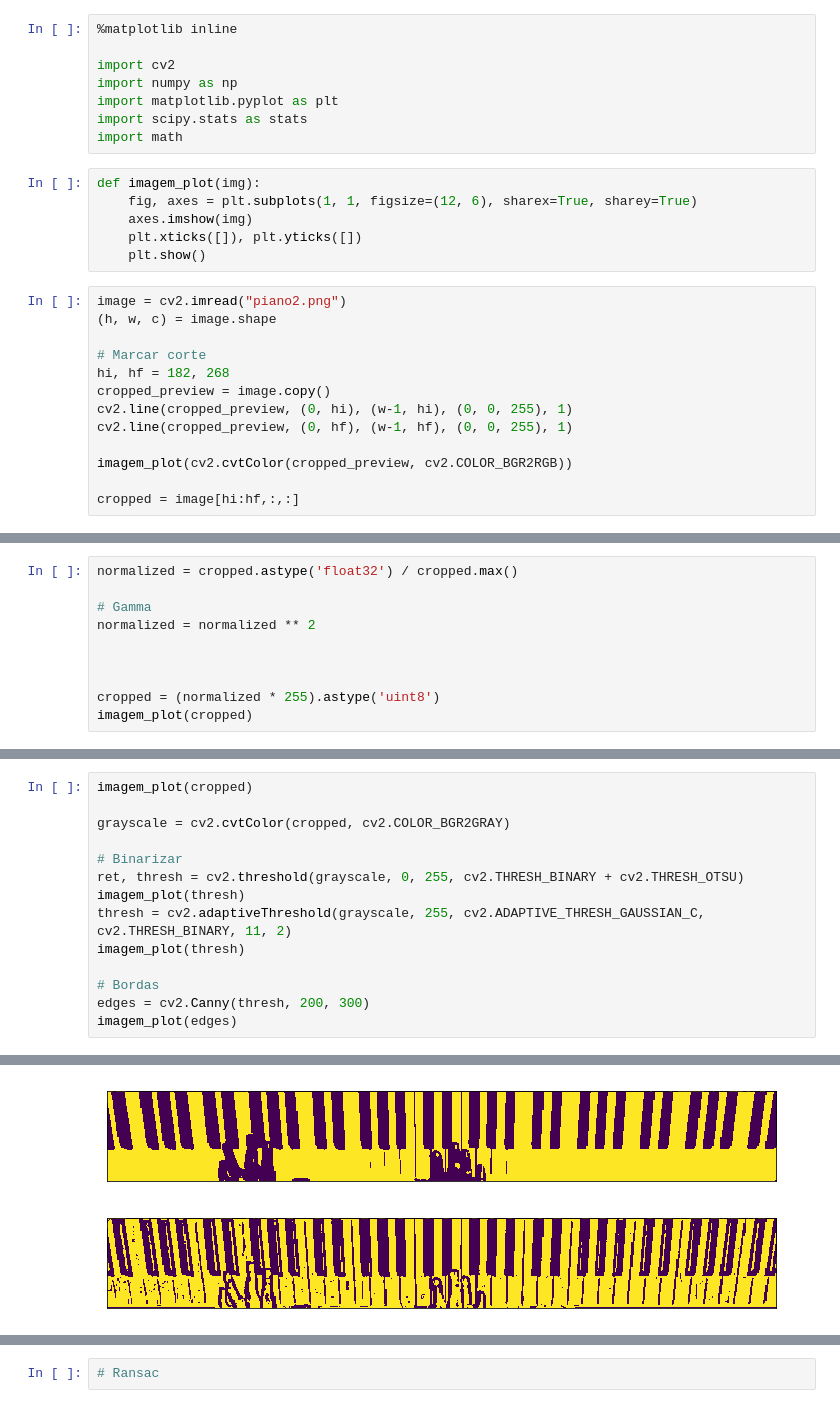
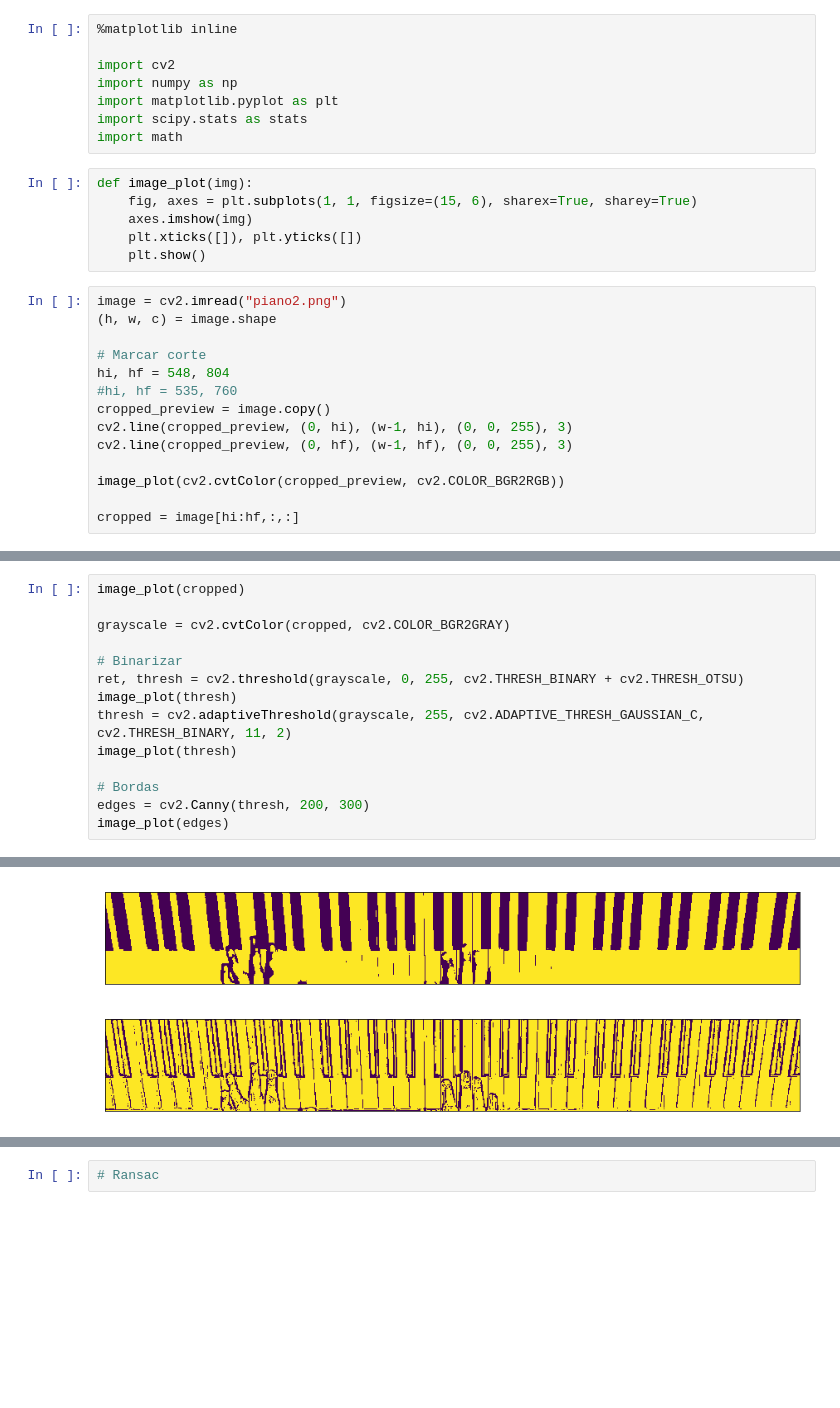
Before and after one commit to rafaeltoyo/piano-lindinho, a Jupyter notebook: notebook/keyboard.ipynb, the cells around one changed output, grey strips where cells are left out. Saved outputs shown, nothing was run; the diff lists cells and outputs as text; blank space fills up the shorter version.

```diff
--- a/notebook/keyboard.ipynb
+++ b/notebook/keyboard.ipynb
@@ -7,8 +7,8 @@ import matplotlib.pyplot as plt
 import scipy.stats as stats
 import math
 # %%
-def imagem_plot(img):
-    fig, axes = plt.subplots(1, 1, figsize=(12, 6), sharex=True, sharey=True)
+def image_plot(img):
+    fig, axes = plt.subplots(1, 1, figsize=(15, 6), sharex=True, sharey=True)
     axes.imshow(img)
     plt.xticks([]), plt.yticks([])
     plt.show()
@@ -17,12 +17,13 @@ image = cv2.imread("piano2.png")
 (h, w, c) = image.shape
 
 # Marcar corte
-hi, hf = 182, 268
+hi, hf = 548, 804
+#hi, hf = 535, 760
 cropped_preview = image.copy()
-cv2.line(cropped_preview, (0, hi), (w-1, hi), (0, 0, 255), 1)
-cv2.line(cropped_preview, (0, hf), (w-1, hf), (0, 0, 255), 1)
+cv2.line(cropped_preview, (0, hi), (w-1, hi), (0, 0, 255), 3)
+cv2.line(cropped_preview, (0, hf), (w-1, hf), (0, 0, 255), 3)
 
-imagem_plot(cv2.cvtColor(cropped_preview, cv2.COLOR_BGR2RGB))
+image_plot(cv2.cvtColor(cropped_preview, cv2.COLOR_BGR2RGB))
 
 cropped = image[hi:hf,:,:]
 # %% [output]
@@ -30,10 +30,0 @@ cropped = image[hi:hf,:,:]
-# %%
-normalized = cropped.astype('float32') / cropped.max()
-
-# Gamma
-normalized = normalized ** 2
-
-
-
-cropped = (normalized * 255).astype('uint8')
-imagem_plot(cropped)
@@ -42,15 +131,15 @@ imagem_plot(cropped)
 # %%
-imagem_plot(cropped)
+image_plot(cropped)
 
 grayscale = cv2.cvtColor(cropped, cv2.COLOR_BGR2GRAY)
 
 # Binarizar
 ret, thresh = cv2.threshold(grayscale, 0, 255, cv2.THRESH_BINARY + cv2.THRESH_OTSU)
-imagem_plot(thresh)
+image_plot(thresh)
 thresh = cv2.adaptiveThreshold(grayscale, 255, cv2.ADAPTIVE_THRESH_GAUSSIAN_C, cv2.THRESH_BINARY, 11, 2)
-imagem_plot(thresh)
+image_plot(thresh)
 
 # Bordas
 edges = cv2.Canny(thresh, 200, 300)
-imagem_plot(edges)
+image_plot(edges)
 # %% [output]
@@ -58,2 +147,2 @@ imagem_plot(edges)
-[figure, old version]
+[figure, new version]
-[figure, old version]
+[figure, new version]
```
Also changed, not shown: parts of 5 cells of this notebook, 4 other files.
